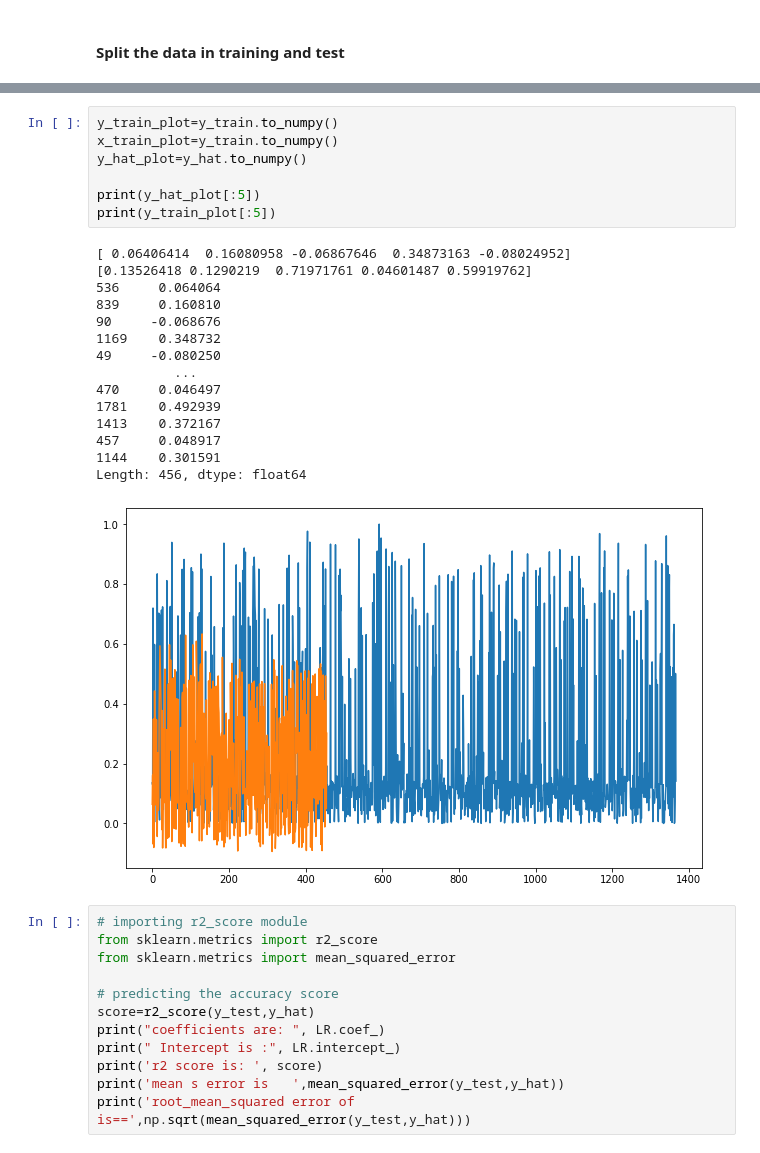
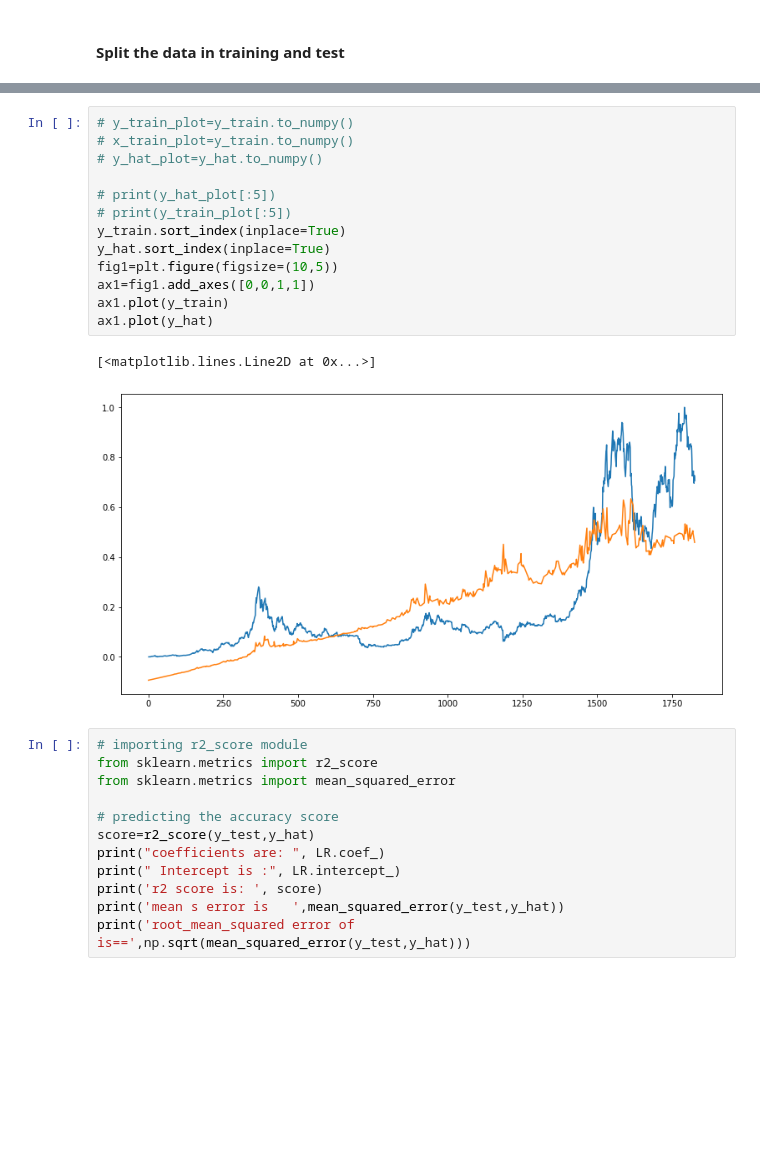
Before and after one commit to JimTsiob/Machine-Learning-project, a Jupyter notebook: lin.ipynb, the cells around one changed output, grey strips where cells are left out. Cells and saved outputs as stored; diff of their text form; blank space fills up the shorter version.

Commit message:
always sort index before plotting

```diff
--- a/lin.ipynb
+++ b/lin.ipynb
@@ -130,28 +130,21 @@ y_hat=pd.Series(LR.predict(x_test),index=x_test["Volume"].index)
 
 [1823 rows x 2 columns]>
 # %%
-y_train_plot=y_train.to_numpy()
-x_train_plot=y_train.to_numpy()
-y_hat_plot=y_hat.to_numpy()
+# y_train_plot=y_train.to_numpy()
+# x_train_plot=y_train.to_numpy()
+# y_hat_plot=y_hat.to_numpy()
 
-print(y_hat_plot[:5])
-print(y_train_plot[:5])
+# print(y_hat_plot[:5])
+# print(y_train_plot[:5])
+y_train.sort_index(inplace=True)
+y_hat.sort_index(inplace=True)
+fig1=plt.figure(figsize=(10,5))
+ax1=fig1.add_axes([0,0,1,1])
+ax1.plot(y_train)
+ax1.plot(y_hat)
 # %% [output]
-[ 0.06406414  0.16080958 -0.06867646  0.34873163 -0.08024952]
-[0.13526418 0.1290219  0.71971761 0.04601487 0.59919762]
-536     0.064064
-839     0.160810
-90     -0.068676
-1169    0.348732
-49     -0.080250
-          ...
-470     0.046497
-1781    0.492939
-1413    0.372167
-457     0.048917
-1144    0.301591
-Length: 456, dtype: float64
+[<matplotlib.lines.Line2D at 0x...>]
-[figure, old version]
+[figure, new version]
 # %%
 # importing r2_score module
 from sklearn.metrics import r2_score
```
